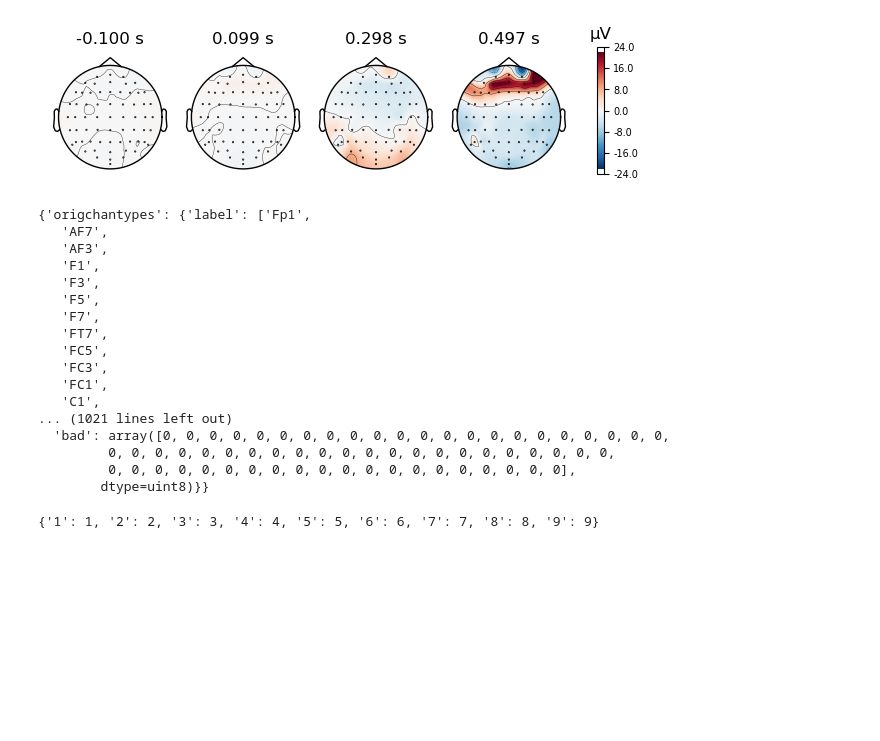
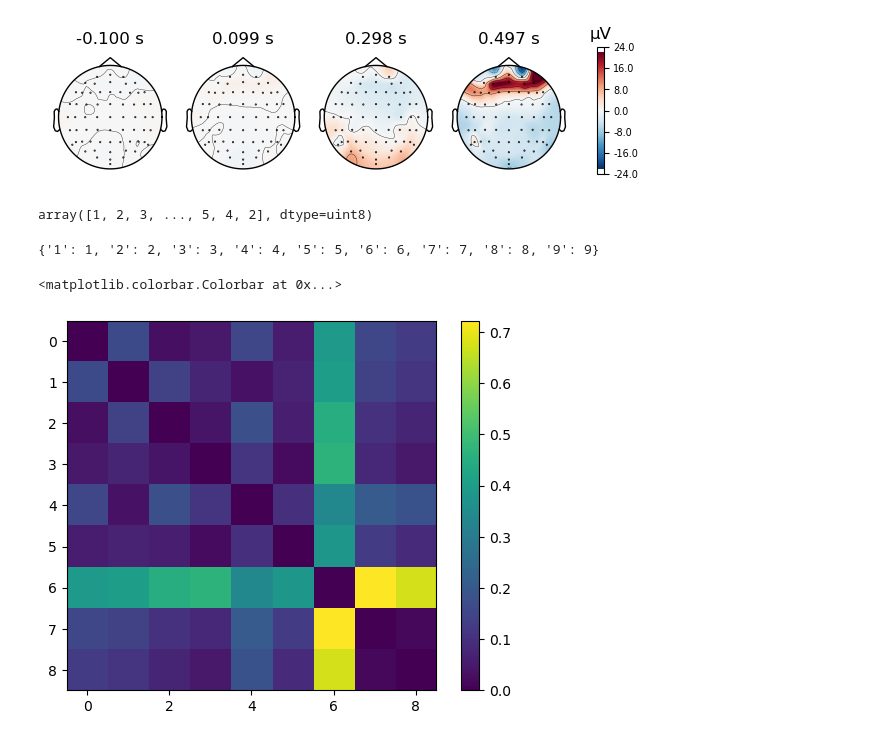
Before and after one commit to dkittelmann/BiMoL, a Jupyter notebook: code/notebooks/ann_based_rsa.ipynb, the cells around one changed output. Cells and saved outputs as stored; diff of their text form; code cells hidden in the pictures; blank space fills up the shorter version.

```diff
--- a/code/notebooks/ann_based_rsa.ipynb
+++ b/code/notebooks/ann_based_rsa.ipynb
@@ -101,29 +87,3 @@ def read_custom_epochs(fname):
     epochs["3"].average().plot_topomap()
 
     return epochs
-# %%
-
-fname = "/Volumes/Elements/ES_data_Hannah/P01/EEG/eadffspmeeg_1.mat"
-data = read_mat(fname)
-
-data.keys()
-data["D"].keys()
-data["D"]["other"]
-# %% [output]
-{'origchantypes': {'label': ['Fp1',
-   'AF7',
-   'AF3',
-   'F1',
-   'F3',
-   'F5',
-   'F7',
-   'FT7',
-   'FC5',
-   'FC3',
-   'FC1',
-   'C1',
-... (1021 lines left out)
-  'bad': array([0, 0, 0, 0, 0, 0, 0, 0, 0, 0, 0, 0, 0, 0, 0, 0, 0, 0, 0, 0, 0, 0,
-         0, 0, 0, 0, 0, 0, 0, 0, 0, 0, 0, 0, 0, 0, 0, 0, 0, 0, 0, 0, 0, 0,
-         0, 0, 0, 0, 0, 0, 0, 0, 0, 0, 0, 0, 0, 0, 0, 0, 0, 0, 0, 0],
-        dtype=uint8)}}
@@ -138,3 +183,15 @@ data["D"]["other"]
+# %%
+fname = "/Users/denisekittelmann/Documents/Python/BiMoL/data/EEG/eTadff_sub01.mat"
+data = read_mat(fname)
+data.keys()
+data["fD"].keys()
+
+#data["fD"]["label"] # channel names
+#data["fD"]["trial"] # samples
+data["fD"]["trialinfo"] # numbers from 1-9 -> potentially the different categories
+#data["fD"]["elec"]
+# %% [output]
+array([1, 2, 3, ..., 5, 4, 2], dtype=uint8)
 # %%
 epochs.event_id
 # %% [output]
@@ -183,0 +199,31 @@ rdms_2 = rsatoolbox.rdm.calc_rdm(data, method="")
+# %%
+################################ TEST FOR INE PARTICIPANT################################
+
+from scipy.spatial.distance import cosine
+import matplotlib.pyplot as plt
+
+# EEG RDM
+
+rdm = np.zeros([9, 9])
+for i in range(1, 10):
+  for j in range(1, 10):
+    arr_1 = epochs[str(i)].average().get_data().reshape(-1)
+    arr_2 = epochs[str(j)].average().get_data().reshape(-1)
+    rdm[i-1, j-1] = cosine(arr_1, arr_2)
+
+
+
+# convert correction to z test on sample t-test
+# pearson correlation correlations to z score  ->  at the group level; fishers rank correlation parametric way more producible
+# standard fehler sample size  -> alle einträge in der der matrix -> 9 X 9
+#
+
+plt.imshow(rdm)
+plt.colorbar()
+
+
+
+# scipy rank correclatiion  before flatten
+# %% [output]
+<matplotlib.colorbar.Colorbar at 0x...>
+[figure, added]
```
Also changed, not shown: parts of 10 cells of this notebook, 4 other files.
